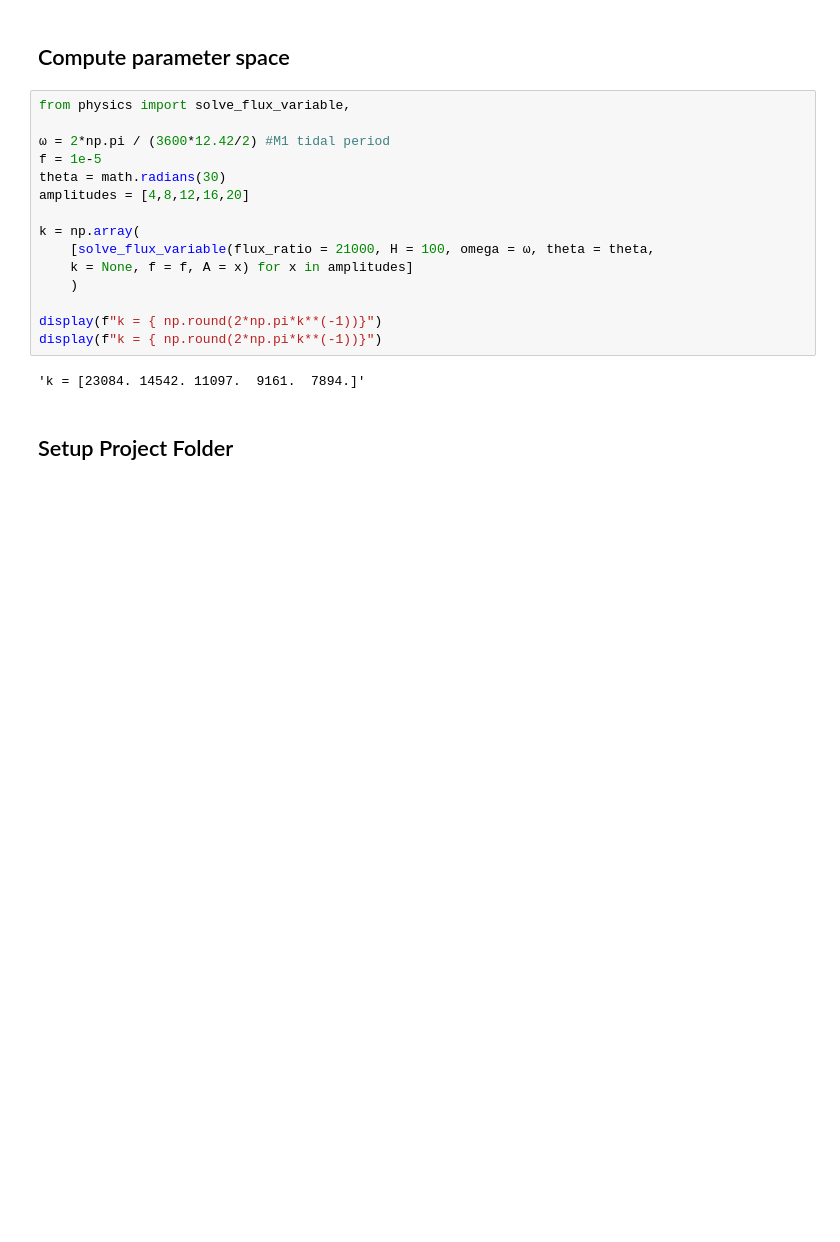
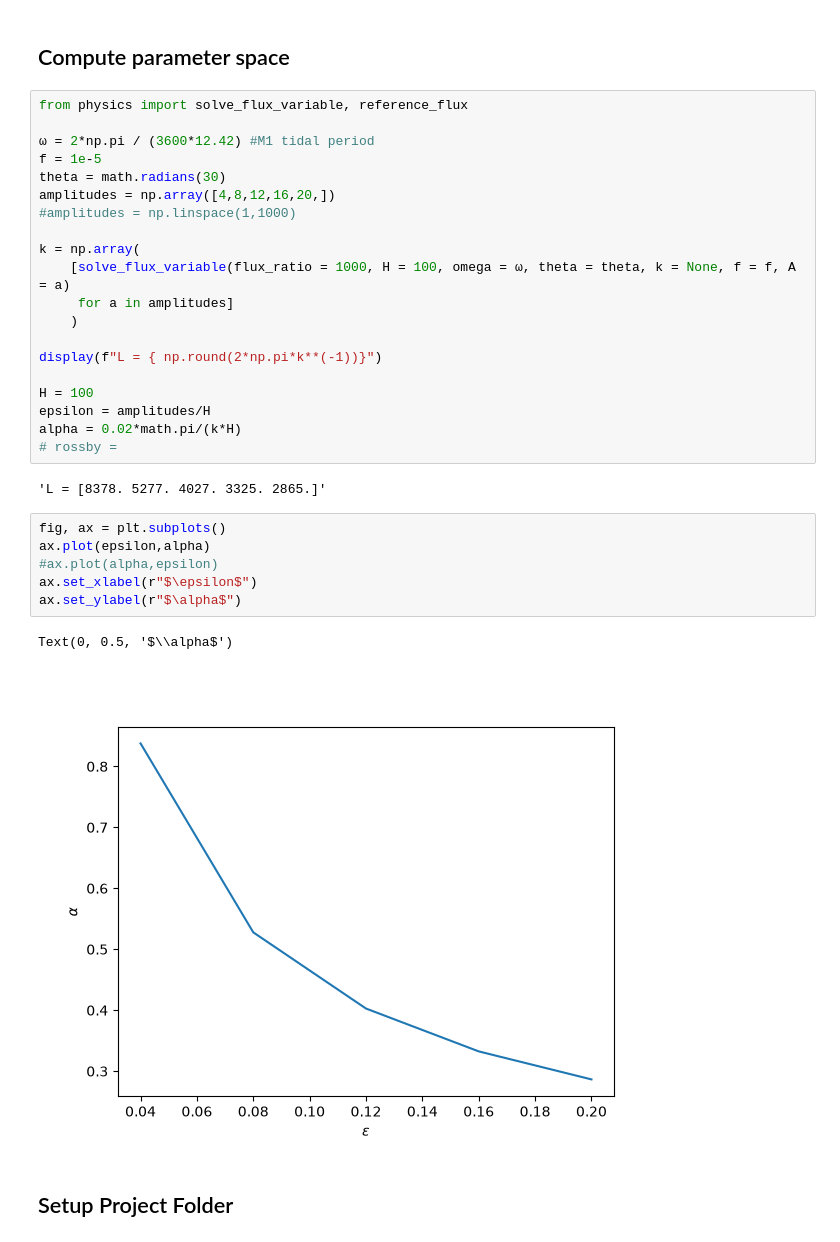
Before and after one commit to wingtorres/hpc-tools, a Jupyter notebook: derecho/submit.ipynb, the cells around one changed output. Cells and saved outputs as stored; diff of their text form; blank space fills up the shorter version.

```diff
--- a/derecho/submit.ipynb
+++ b/derecho/submit.ipynb
@@ -49,21 +52,35 @@ $$ \tilde{\mathcal{F}} = \frac{\mathcal{F}}{\mathcal{F_0}} = A^2 k^{-3} \bigg( \
 # %% [markdown]
 ## Compute parameter space
 # %%
-from physics import solve_flux_variable,
+from physics import solve_flux_variable, reference_flux
 
-ω = 2*np.pi / (3600*12.42/2) #M1 tidal period
+ω = 2*np.pi / (3600*12.42) #M1 tidal period
 f = 1e-5
 theta = math.radians(30)
-amplitudes = [4,8,12,16,20]
+amplitudes = np.array([4,8,12,16,20,])
+#amplitudes = np.linspace(1,1000)
 
 k = np.array(
-    [solve_flux_variable(flux_ratio = 21000, H = 100, omega = ω, theta = theta,
-    k = None, f = f, A = x) for x in amplitudes]
+    [solve_flux_variable(flux_ratio = 1000, H = 100, omega = ω, theta = theta, k = None, f = f, A = a)
+     for a in amplitudes]
     )
 
-display(f"k = { np.round(2*np.pi*k**(-1))}")
-display(f"k = { np.round(2*np.pi*k**(-1))}")
+display(f"L = { np.round(2*np.pi*k**(-1))}")
+
+H = 100
+epsilon = amplitudes/H
+alpha = 0.02*math.pi/(k*H)
+# rossby =
 # %% [output]
-'k = [23084. 14542. 11097.  9161.  7894.]'
+'L = [8378. 5277. 4027. 3325. 2865.]'
+# %%
+fig, ax = plt.subplots()
+ax.plot(epsilon,alpha)
+#ax.plot(alpha,epsilon)
+ax.set_xlabel(r"$\epsilon$")
+ax.set_ylabel(r"$\alpha$")
+# %% [output]
+Text(0, 0.5, '$\\alpha$')
+[figure, added]
 # %% [markdown]
 ## Setup Project Folder
```
Also changed, not shown: parts of 18 cells of this notebook, 2 other files.
